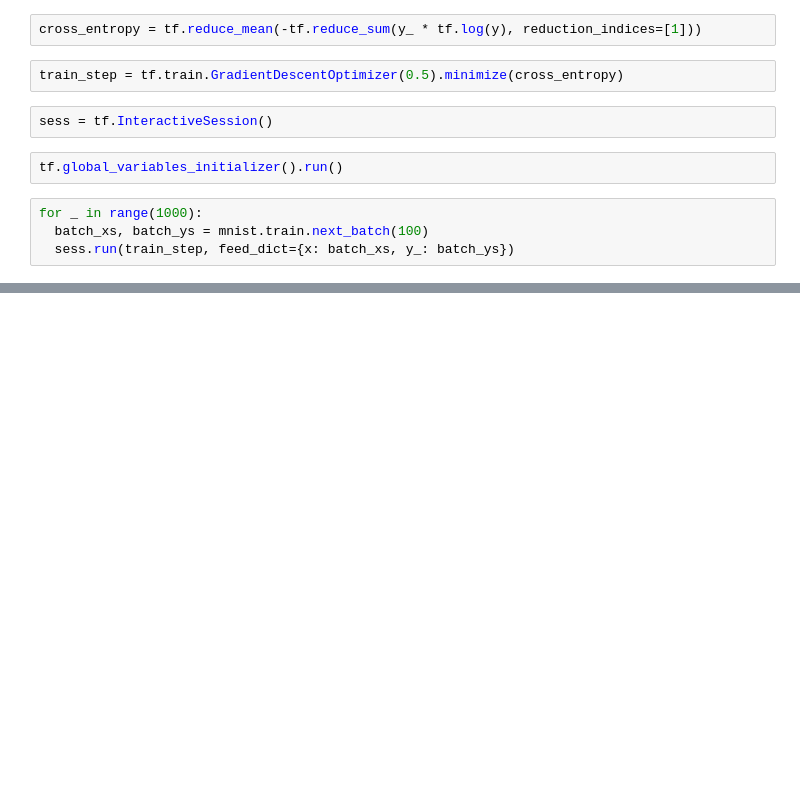
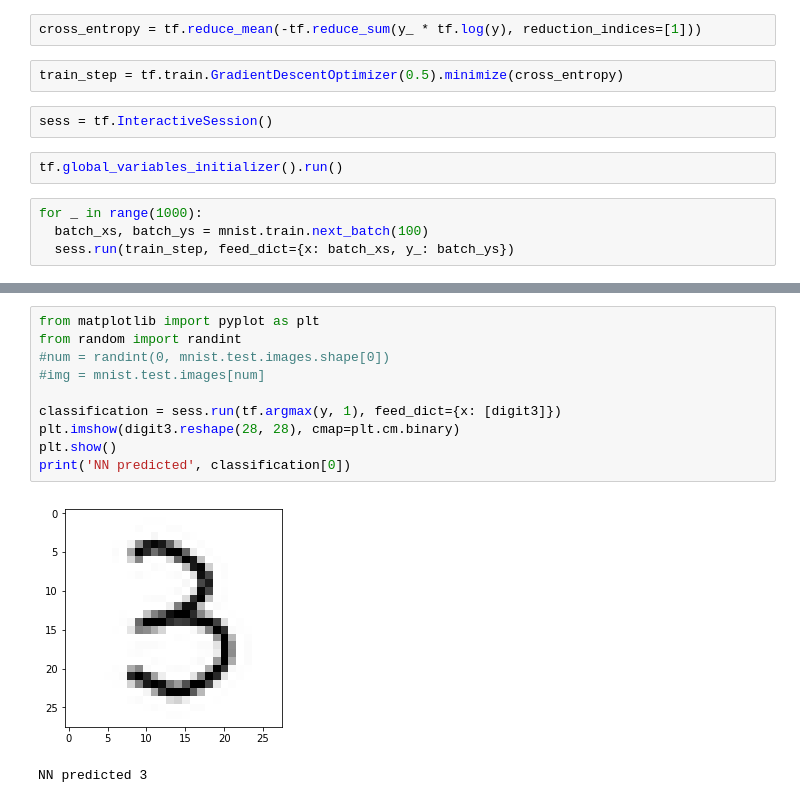
Before and after one commit to taraokelly/Emerging-Technologies-Assignment, a Jupyter notebook: rough_work/ML_MNIST.ipynb, the cells around one changed output, grey strips where cells are left out. Cells and saved outputs as stored; diff of their text form; blank space fills up the shorter version.

```diff
--- a/rough_work/ML_MNIST.ipynb
+++ b/rough_work/ML_MNIST.ipynb
@@ -87,0 +102,13 @@ saver.save(sess, 'C:/Users/Tara/Documents/Emerging Technologies/Project/Emerging
+# %%
+from matplotlib import pyplot as plt
+from random import randint
+#num = randint(0, mnist.test.images.shape[0])
+#img = mnist.test.images[num]
+
+classification = sess.run(tf.argmax(y, 1), feed_dict={x: [digit3]})
+plt.imshow(digit3.reshape(28, 28), cmap=plt.cm.binary)
+plt.show()
+print('NN predicted', classification[0])
+# %% [output]
+[figure, added]
+NN predicted 3
```
Also changed, not shown: parts of 5 cells of this notebook, 30 other files.
